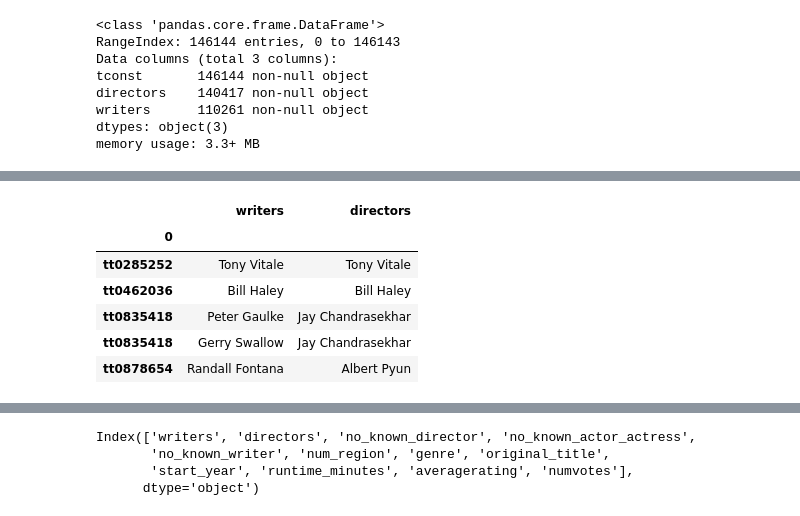
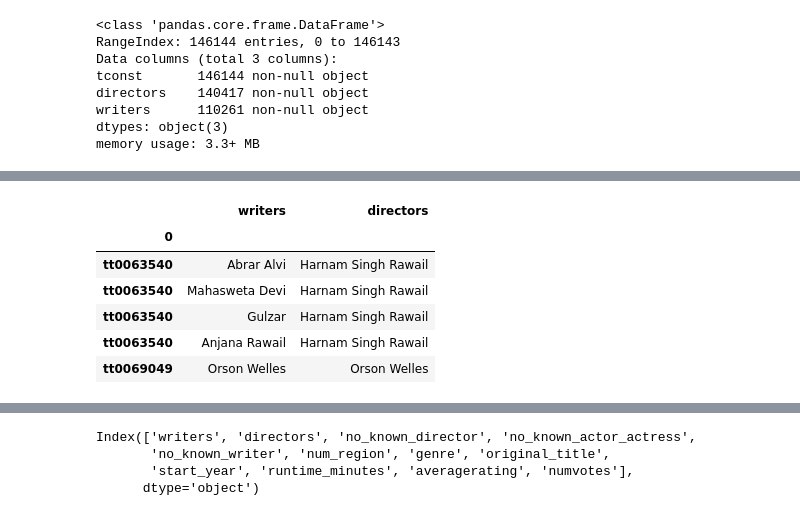
Before and after one commit to mzhou356/dc_ds_06_03_mod1_project, a Jupyter notebook: IMDB_combined_data.ipynb, the cells around one changed output, grey strips where cells are left out. Saved outputs shown, nothing was run; the diff lists cells and outputs as text; code cells hidden in the pictures.

```diff
--- a/IMDB_combined_data.ipynb
+++ b/IMDB_combined_data.ipynb
@@ -308,3 +289,5 @@ directors
 # %%
 writers = pd.concat([pd.Series(row['tconst'],row['writers'].split(','))
-           for _, row in writer_director.head().iterrows()]).reset_index().set_index(0)
+           for _, row in writer_director.iterrows()]).reset_index()
+# %%
+writers.set_index(0, inplace = True)
@@ -311,2 +304,3 @@ writers = pd.concat([pd.Series(row['tconst'],row['writers'].split(','))
 # %%
-writer_director = writers.join(directors, how = 'inner', lsuffix= '_l')
+writer_director2 = writers.join(directors, how = 'inner', lsuffix= '_l')
+writer_director2.shape
@@ -313,2 +309,2 @@ writer_director = writers.join(directors, how = 'inner', lsuffix= '_l')
 # %%
-writer_director.rename(columns={'index_l':'writers', 'index':'directors'}, inplace = True)
+writer_director2.rename(columns={'index_l':'writers', 'index':'directors'}, inplace = True)
@@ -315,15 +321,15 @@ writer_director.rename(columns={'index_l':'writers', 'index':'directors'}, inpla
 # %%
 # for writer_director mapping
-writer_director_movie_df = writer_director.applymap(lambda x: name_dict[x])
+writer_director_movie_df = writer_director2.applymap(lambda x: name_dict.get(x, np.nan))
 writer_director_movie_df.head()
 # %% [output]
 |  | writers | directors |
 | 0 |  |  |
-| tt0285252 | Tony Vitale | Tony Vitale |
-| tt0462036 | Bill Haley | Bill Haley |
-| tt0835418 | Peter Gaulke | Jay Chandrasekhar |
-| tt0835418 | Gerry Swallow | Jay Chandrasekhar |
-| tt0878654 | Randall Fontana | Albert Pyun |
+| tt0063540 | Abrar Alvi | Harnam Singh Rawail |
+| tt0063540 | Mahasweta Devi | Harnam Singh Rawail |
+| tt0063540 | Gulzar | Harnam Singh Rawail |
+| tt0063540 | Anjana Rawail | Harnam Singh Rawail |
+| tt0069049 | Orson Welles | Orson Welles |
 # %%
 merged_df = writer_director_movie_df.join(merged_df, how = 'inner')
 # %%
```
Also changed, not shown: parts of 18 cells of this notebook.
